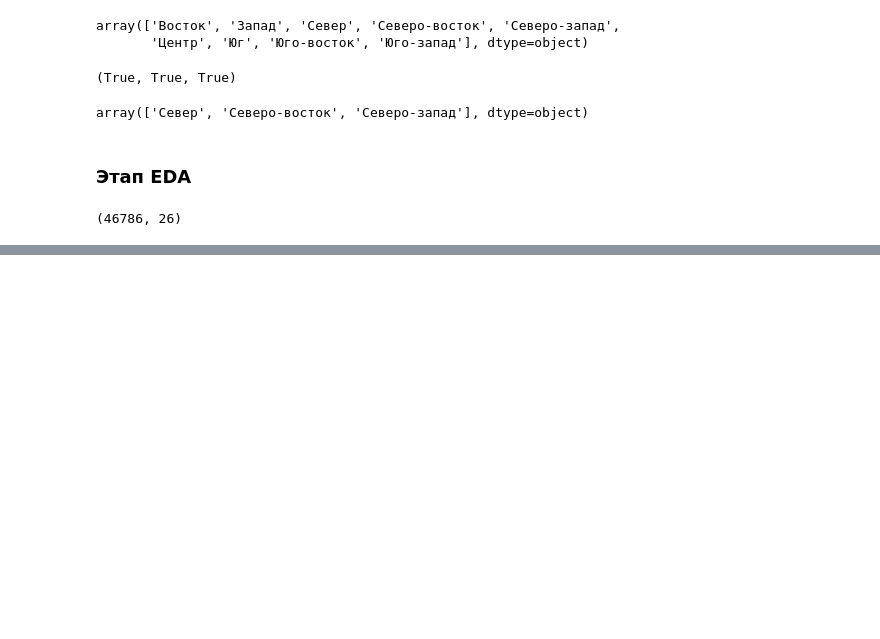
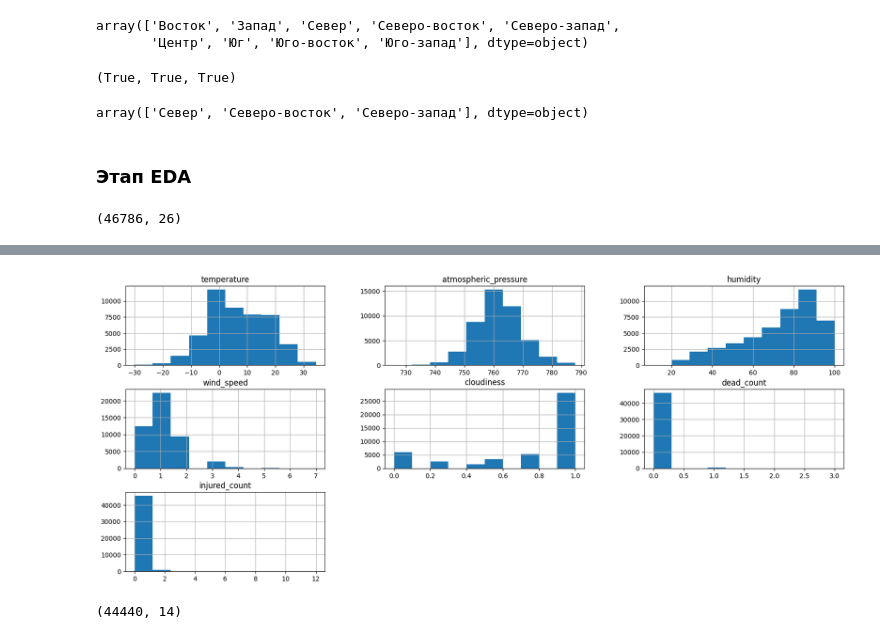
Before and after one commit to jsinkx/traffic-accident-ml, a Jupyter notebook: traffic-accident.ipynb, the cells around one changed output, grey strips where cells are left out. Saved outputs shown, nothing was run; the diff lists cells and outputs as text; code cells hidden in the pictures; blank space fills up the shorter version.

```diff
--- a/traffic-accident.ipynb
+++ b/traffic-accident.ipynb
@@ -107,13 +117,11 @@ parent_region            73.908953
 participants_count       73.908953
 dtype: float64
 # %%
-# TODO написать функцию для нормализации наименований фич
-
 # Заполним численные признаки медианой
 df['temperature'].fillna(df['temperature'].median(), inplace=True)
-df['atmospheric pressure'].fillna(df['atmospheric pressure'].median(), inplace=True)
+df['atmospheric_pressure'].fillna(df['atmospheric_pressure'].median(), inplace=True)
 df['humidity'].fillna(df['humidity'].median(), inplace=True)
-df['Wind speed'].fillna(df['Wind speed'].median(), inplace=True)
+df['wind_speed'].fillna(df['wind_speed'].median(), inplace=True)
 # %%
 df['datetime_x'] = pd.to_datetime(df['datetime_x'])
 # %%
@@ -138,0 +154,3 @@ dtype: float64
+# %%
+df['dead_count'].fillna(0, inplace=True)
+df['injured_count'].fillna(0, inplace=True)
@@ -138,0 +173,7 @@ dtype: float64
+# %%
+DROP_PERCENTAGE = 65
+
+na_features = df.isna().mean()*100
+na_features = na_features.loc[na_features >= DROP_PERCENTAGE].index
+
+df.drop(na_features, axis=1, inplace=True)
@@ -138,0 +195,6 @@ dtype: float64
+# %%
+num_features = ['temperature', 'atmospheric_pressure', 'humidity', 'wind_speed', 'cloudiness', 'dead_count', 'injured_count']
+
+df_anomaly = df[num_features]
+
+df_anomaly.head(5)
@@ -138,0 +208,6 @@ dtype: float64
+# %%
+df_anomaly.hist(figsize=(20, 8))
+
+plt.show()
+# %% [output]
+[figure, added]
@@ -138,0 +229,8 @@ dtype: float64
+# %%
+drop_indexes = df_anomaly_check[df_anomaly_check['is_anomaly'] == True].T.columns # Можно убрать == True, но для большей понятности
+
+df.drop(drop_indexes, inplace=True)
+
+df.shape
+# %% [output]
+(44440, 14)
```
Also changed, not shown: parts of 32 cells of this notebook, 1 other file.
